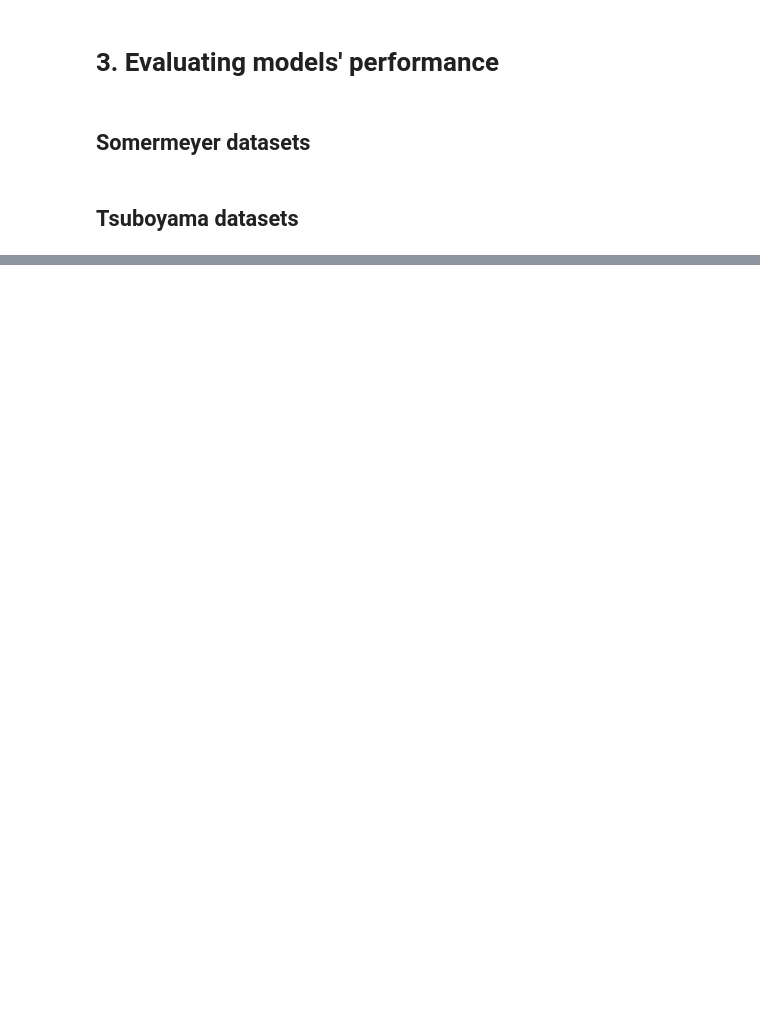
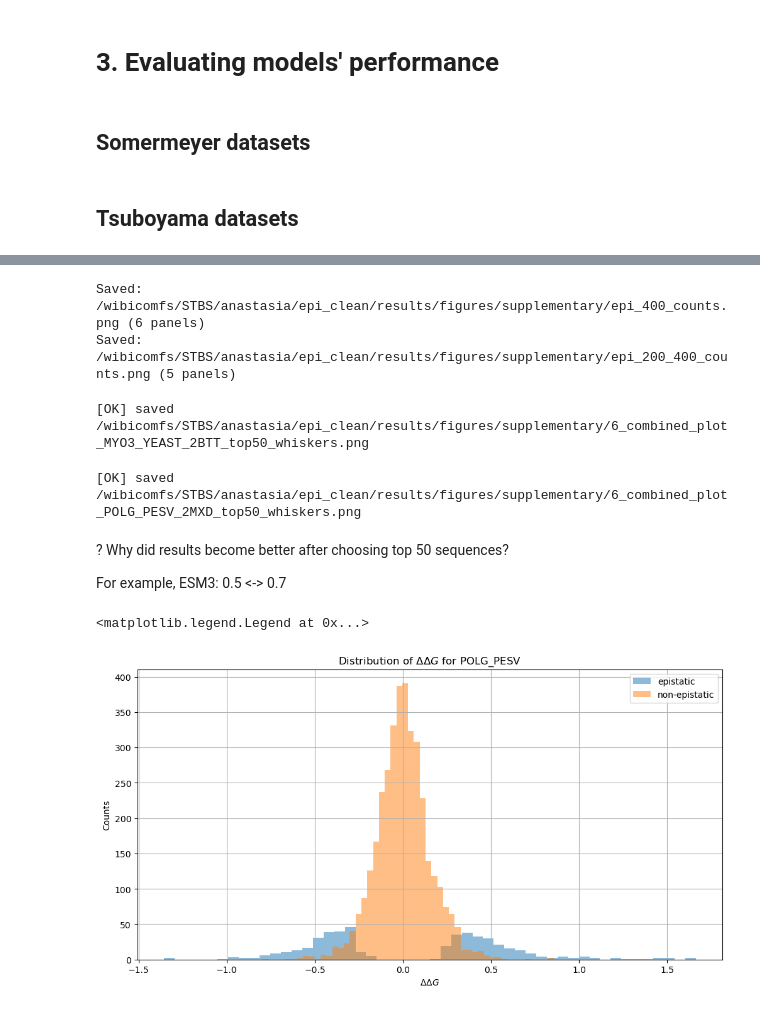
Before and after one commit to kalininalab/epistasis_proteingym, a Jupyter notebook: notebooks/03_model_performance.ipynb, the cells around one changed output, grey strips where cells are left out. Cells and saved outputs as stored; diff of their text form; code cells hidden in the pictures; blank space fills up the shorter version.

Commit message:
save figures

```diff
--- a/notebooks/03_model_performance.ipynb
+++ b/notebooks/03_model_performance.ipynb
@@ -101,0 +134,75 @@ combined_plot_tsuboyama_with_whiskers(interm_tables_dir,
+# %%
+from src.plotting import plot_epi_hist_gt400_onepage, plot_epi_hist_200to400_onepage, plot_epi_hist_100to200_onepage
+from src.paths import interm_tables_dir, supp_figures_dir
+
+plot_epi_hist_gt400_onepage(
+    input_dir=interm_tables_dir / "tsuboyama_epistatic",
+    out_png=supp_figures_dir / "epi_400_counts.png",
+    hist=True,
+    density=False,
+    bins=70
+)
+
+plot_epi_hist_200to400_onepage(
+    input_dir=interm_tables_dir / "tsuboyama_epistatic",
+    out_png=supp_figures_dir / "epi_200_400_counts.png",
+    hist=True,
+    density=False,
+    bins=70
+)
+# %% [output]
+Saved: /wibicomfs/STBS/anastasia/epi_clean/results/figures/supplementary/epi_400_counts.png (6 panels)
+Saved: /wibicomfs/STBS/anastasia/epi_clean/results/figures/supplementary/epi_200_400_counts.png (5 panels)
+# %%
+from src.paths import data_dir, supp_figures_dir, interm_tables_dir
+from src.analysis import combined_plot_tsuboyama_top50
+
+
+combined_plot_tsuboyama_top50(
+    model_root_dir=data_dir,
+    epi_dir=interm_tables_dir / "tsuboyama_epistatic",
+    dataset_name="MYO3_YEAST_Tsuboyama_2023_2BTT",
+    models_eval_dir=interm_tables_dir / "models_evaluation",
+    output_dir=supp_figures_dir
+)
+# %% [output]
+[OK] saved /wibicomfs/STBS/anastasia/epi_clean/results/figures/supplementary/6_combined_plot_MYO3_YEAST_2BTT_top50_whiskers.png
+# %%
+from src.paths import data_dir, supp_figures_dir, interm_tables_dir
+from src.analysis import combined_plot_tsuboyama_top50
+
+
+combined_plot_tsuboyama_top50(
+    model_root_dir=data_dir,
+    epi_dir=interm_tables_dir / "tsuboyama_epistatic",
+    dataset_name="POLG_PESV_Tsuboyama_2023_2MXD",
+    models_eval_dir=interm_tables_dir / "models_evaluation",
+    output_dir=supp_figures_dir
+)
+# %% [output]
+[OK] saved /wibicomfs/STBS/anastasia/epi_clean/results/figures/supplementary/6_combined_plot_POLG_PESV_2MXD_top50_whiskers.png
+# %% [markdown]
+? Why did results become better after choosing top 50 sequences?
+
+For example, ESM3: 0.5 <-> 0.7
+# %%
+import pandas as pd
+import matplotlib.pyplot as plt
+
+df = pd.read_csv("../results/tables/intermediate/tsuboyama_epistatic/POLG_PESV_Tsuboyama_2023_2MXD.csv", index_col=0)
+doubles = df[df["num_mutations"] == 2]
+epistatic = doubles[doubles["epistatic"] == True]
+epi_top_50 = epistatic.nlargest(50, "thermodynamic_coupling")
+non_epistatic = doubles[doubles["epistatic"] == False]
+# %%
+plt.figure(figsize=(12,6))
+plt.hist(epistatic["thermodynamic_coupling"], bins=50, alpha=0.5, label="epistatic", density=False)
+plt.hist(non_epistatic["thermodynamic_coupling"], bins=50, alpha=0.5, label="non-epistatic", density=False)
+plt.xlabel("$\Delta \Delta G$")
+plt.ylabel("Counts")
+plt.title("Distribution of $\Delta \Delta G$ for POLG_PESV")
+plt.grid(True)
+plt.legend()
+# %% [output]
+<matplotlib.legend.Legend at 0x...>
+[figure, added]
```
Also changed, not shown: parts of 19 cells of this notebook, 55 other files.
